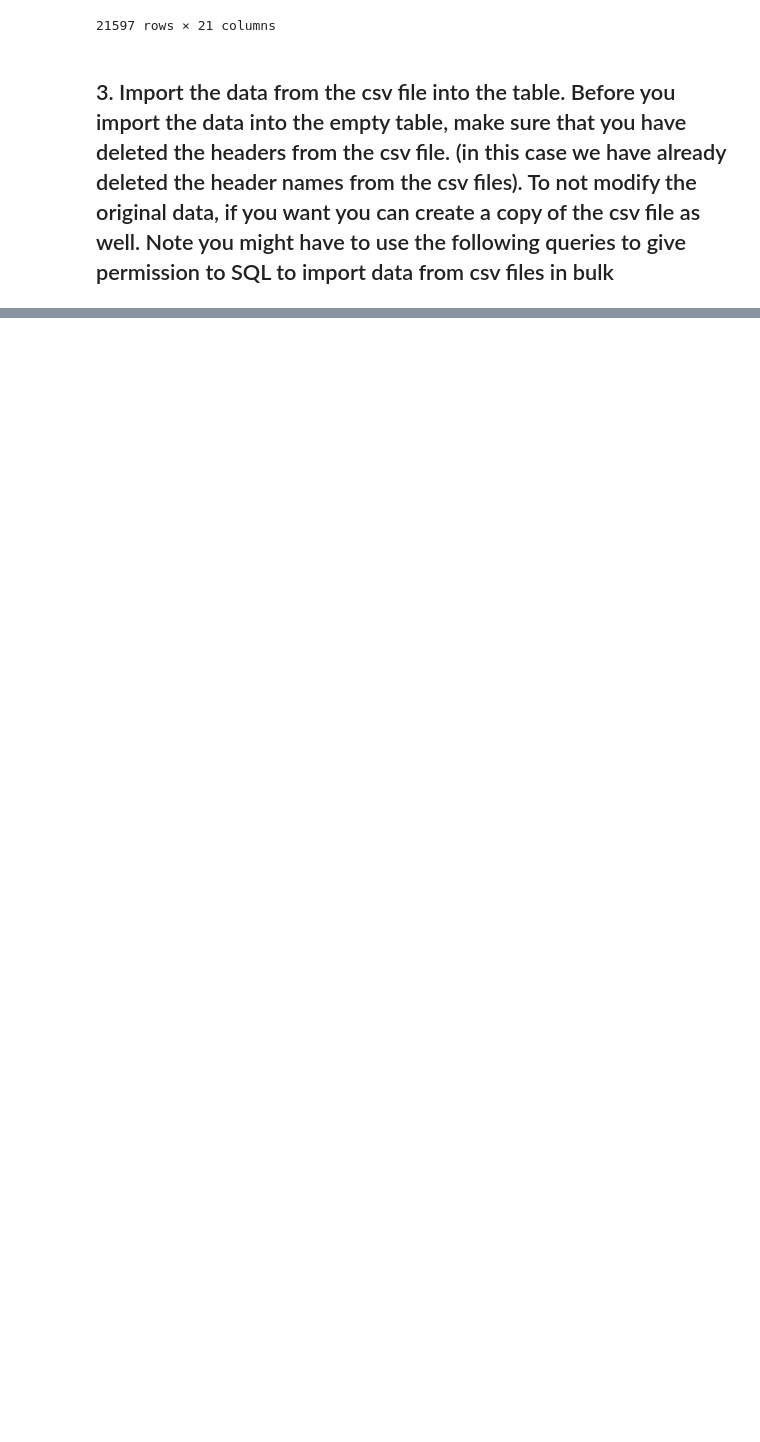
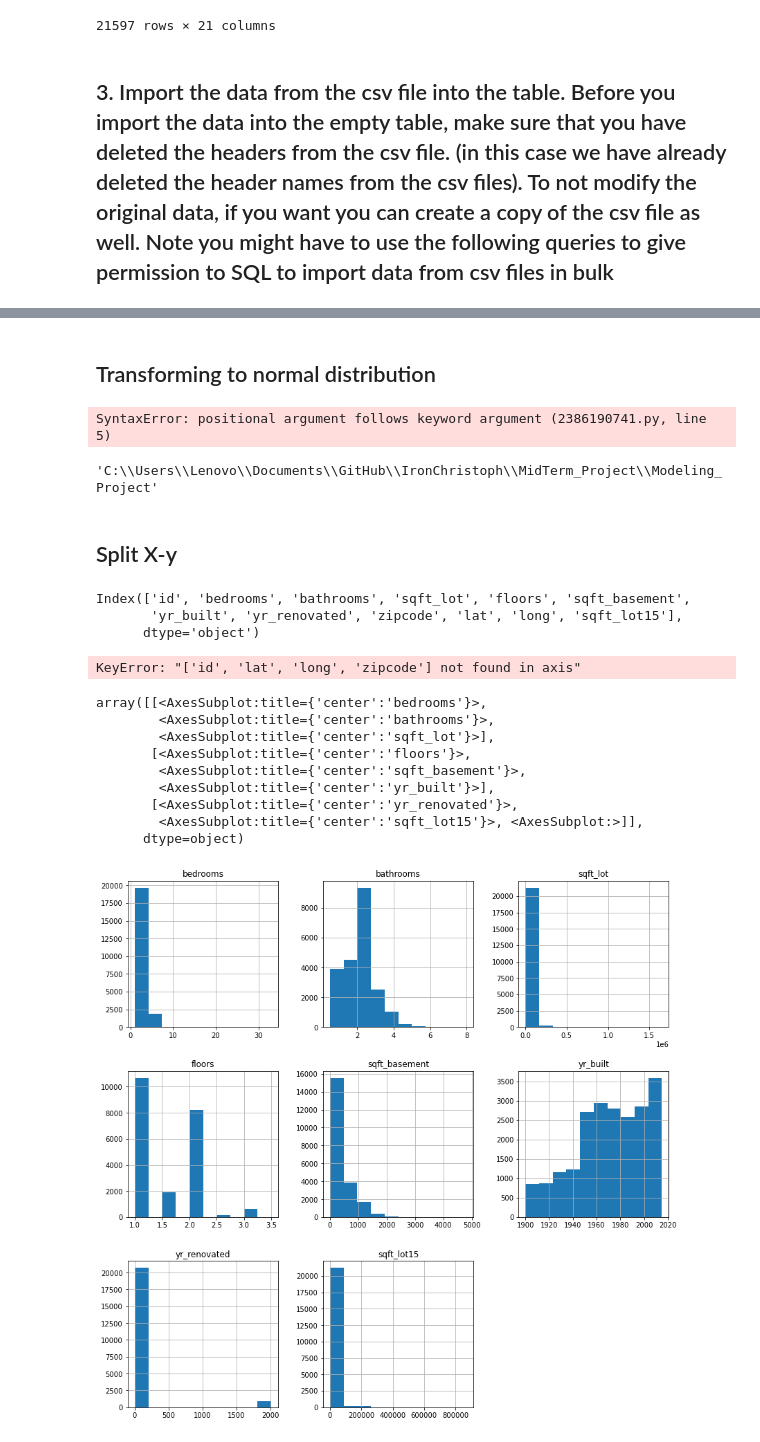
Before and after one commit to CrisQueCris/IronChristoph, a Jupyter notebook: MidTerm_Project/Modeling_Project/Midterm Regression.ipynb, the cells around one changed output, grey strips where cells are left out. Cells and saved outputs as stored; diff of their text form; code cells hidden in the pictures; blank space fills up the shorter version.

```diff
--- a/MidTerm_Project/Modeling_Project/Midterm Regression.ipynb
+++ b/MidTerm_Project/Modeling_Project/Midterm Regression.ipynb
@@ -181,0 +236,6 @@ SET GLOBAL local_infile = 1;
+# %%
+## Transform int to object
+to_obj = ['view', 'condition', 'waterfront']
+hp_table[to_obj] = hp_table[to_obj].astype('object')
+hp_table.info()
+## yr_renovated problematic: 0 have to be changed
@@ -181,0 +260,2 @@ SET GLOBAL local_infile = 1;
+# %% [markdown]
+## Transforming to normal distribution
@@ -181,0 +265,56 @@ SET GLOBAL local_infile = 1;
+# %%
+# sqft_lot
+
+def normalize(column, method=pt):
+    fig, ax = plt.subplots(1,2,figsize=(14,4))
+    sns.displot(ax=x[0], hp_table[column])
+    pt = PowerTransformer()
+    qt = QuantileTransformer(output_distribution="normal")
+    if method == pt:
+        transformed = pt.fit_transform(hp_table[column].to_numpy().reshape(-1,1))
+    elif method == qt:
+        transformed = qt.fit_transform(hp_table[column].to_numpy().reshape(-1,1))
+    sns.displot(ax=ax[1], transformed)
+    ax
+    return transformed
+
+normalize('yr_built')
+#def insert_transformed()
+#    hp_table['sqft_lot']= sqft_lot_transformed
+#    df.drop(['sqft_lot'],axis=1,inplace=True)
+# %% [output]
+SyntaxError: positional argument follows keyword argument (2386190741.py, line 5)
+# %%
+import os
+os.getcwd()
+# %% [output]
+'C:\\Users\\Lenovo\\Documents\\GitHub\\IronChristoph\\MidTerm_Project\\Modeling_Project'
+# %% [markdown]
+## Split X-y
+# %%
+X=hp_table.drop('price', axis=1)
+y=hp_table['price']
+# %%
+X.columns
+# %% [output]
+Index(['id', 'bedrooms', 'bathrooms', 'sqft_lot', 'floors', 'sqft_basement',
+       'yr_built', 'yr_renovated', 'zipcode', 'lat', 'long', 'sqft_lot15'],
+      dtype='object')
+# %%
+X = X._get_numeric_data()
+X.drop(['id', 'lat', 'long', 'zipcode'], axis=1, inplace=True)
+# %% [output]
+KeyError: "['id', 'lat', 'long', 'zipcode'] not found in axis"
+# %%
+X.hist(figsize=(14,14))
+# %% [output]
+array([[<AxesSubplot:title={'center':'bedrooms'}>,
+        <AxesSubplot:title={'center':'bathrooms'}>,
+        <AxesSubplot:title={'center':'sqft_lot'}>],
+       [<AxesSubplot:title={'center':'floors'}>,
+        <AxesSubplot:title={'center':'sqft_basement'}>,
+        <AxesSubplot:title={'center':'yr_built'}>],
+       [<AxesSubplot:title={'center':'yr_renovated'}>,
+        <AxesSubplot:title={'center':'sqft_lot15'}>, <AxesSubplot:>]],
+      dtype=object)
+[figure, added]
```
Also changed, not shown: parts of 35 cells of this notebook, 4 other files.
